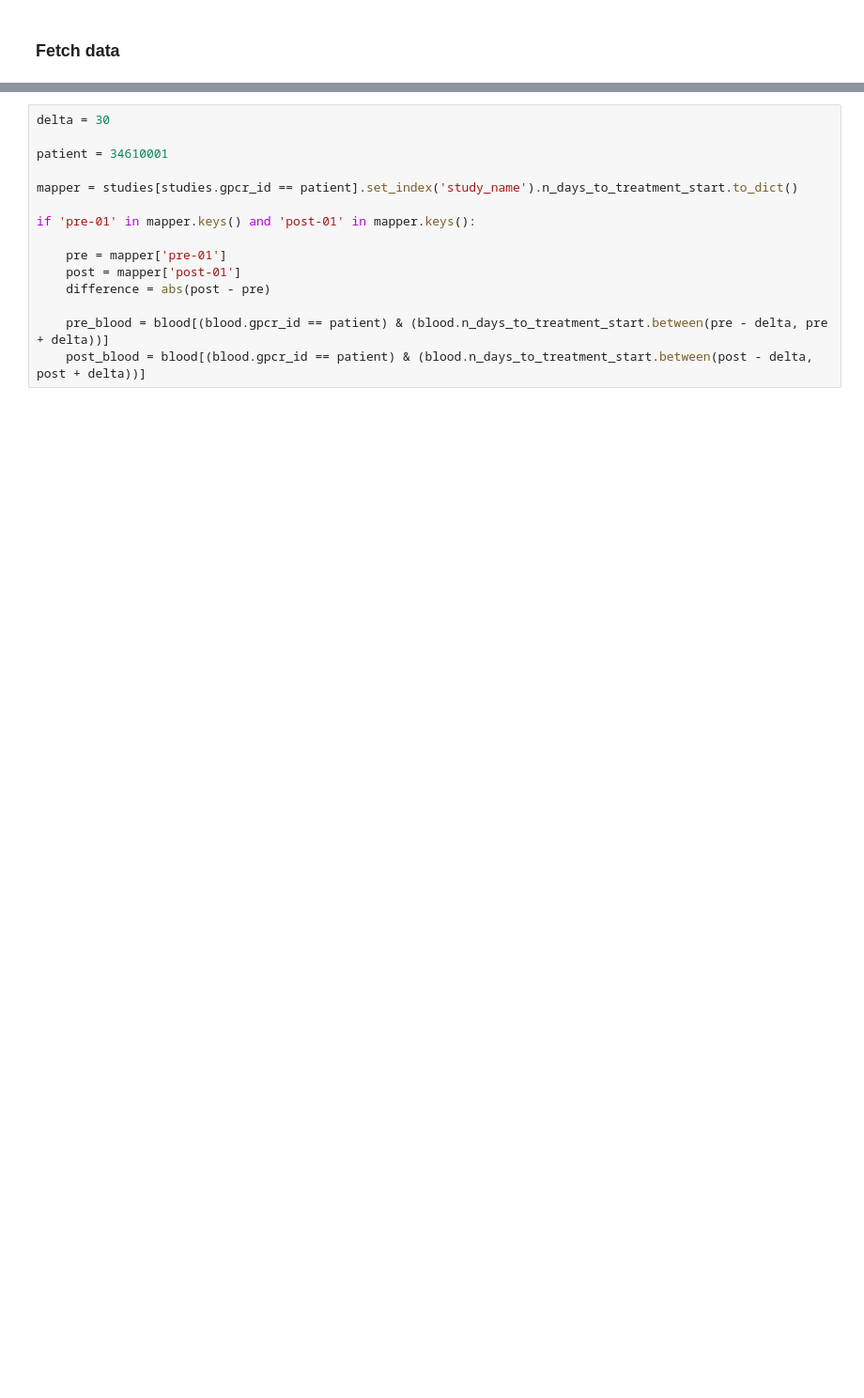
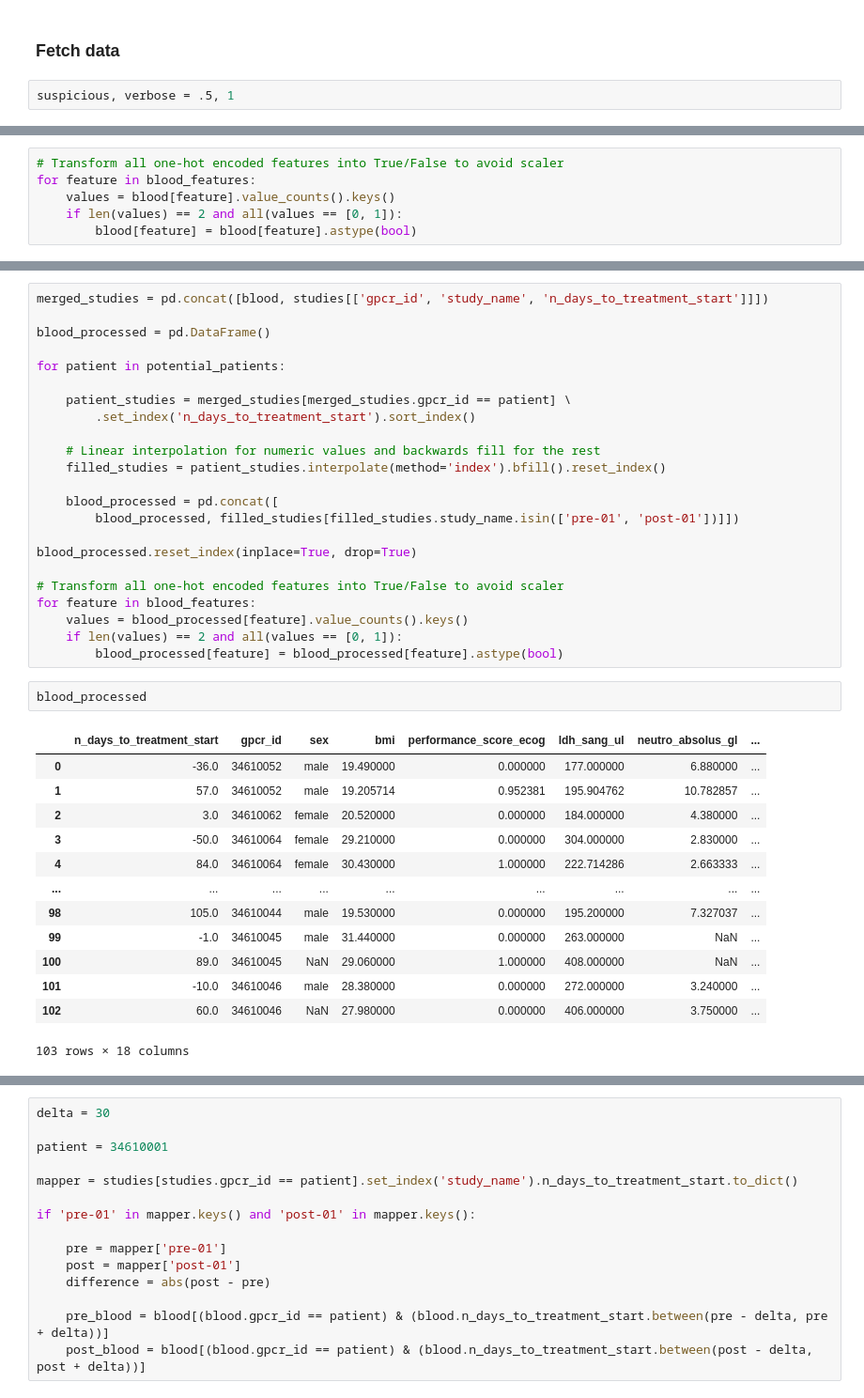
Before and after one commit to arnauddhaene/graphmel, a Jupyter notebook: notebooks/link-blood-to-scan.ipynb, the cells around one changed output, grey strips where cells are left out. Shown at 94% size. Saved outputs shown, nothing was run; the diff lists cells and outputs as text; blank space fills up the shorter version.

Commit message:
New: linear interpolation of blood results

```diff
--- a/notebooks/link-blood-to-scan.ipynb
+++ b/notebooks/link-blood-to-scan.ipynb
@@ -39,3 +40,5 @@ from src.utils import FILES, DATA_FOLDERS, extract_study_phase, load_dataset, fe
 CONNECTION_DIR = '/Users/adhaene/Downloads/'
 # %% [markdown]
 ### Fetch data
+# %%
+suspicious, verbose = .5, 1
@@ -41,0 +145,6 @@ CONNECTION_DIR = '/Users/adhaene/Downloads/'
+# %%
+# Transform all one-hot encoded features into True/False to avoid scaler
+for feature in blood_features:
+    values = blood[feature].value_counts().keys()
+    if len(values) == 2 and all(values == [0, 1]):
+        blood[feature] = blood[feature].astype(bool)
@@ -41,0 +161,39 @@ CONNECTION_DIR = '/Users/adhaene/Downloads/'
+# %%
+merged_studies = pd.concat([blood, studies[['gpcr_id', 'study_name', 'n_days_to_treatment_start']]])
+
+blood_processed = pd.DataFrame()
+
+for patient in potential_patients:
+
+    patient_studies = merged_studies[merged_studies.gpcr_id == patient] \
+        .set_index('n_days_to_treatment_start').sort_index()
+
+    # Linear interpolation for numeric values and backwards fill for the rest
+    filled_studies = patient_studies.interpolate(method='index').bfill().reset_index()
+
+    blood_processed = pd.concat([
+        blood_processed, filled_studies[filled_studies.study_name.isin(['pre-01', 'post-01'])]])
+
+blood_processed.reset_index(inplace=True, drop=True)
+
+# Transform all one-hot encoded features into True/False to avoid scaler
+for feature in blood_features:
+    values = blood_processed[feature].value_counts().keys()
+    if len(values) == 2 and all(values == [0, 1]):
+        blood_processed[feature] = blood_processed[feature].astype(bool)
+# %%
+blood_processed
+# %% [output]
+|  | n_days_to_treatment_start | gpcr_id | sex | bmi | performance_score_ecog | ldh_sang_ul | neutro_absolus_gl | ... |
+| 0 | -36.0 | 34610052 | male | 19.490000 | 0.000000 | 177.000000 | 6.880000 | ... |
+| 1 | 57.0 | 34610052 | male | 19.205714 | 0.952381 | 195.904762 | 10.782857 | ... |
+| 2 | 3.0 | 34610062 | female | 20.520000 | 0.000000 | 184.000000 | 4.380000 | ... |
+| 3 | -50.0 | 34610064 | female | 29.210000 | 0.000000 | 304.000000 | 2.830000 | ... |
+| 4 | 84.0 | 34610064 | female | 30.430000 | 1.000000 | 222.714286 | 2.663333 | ... |
+| ... | ... | ... | ... | ... | ... | ... | ... | ... |
+| 98 | 105.0 | 34610044 | male | 19.530000 | 0.000000 | 195.200000 | 7.327037 | ... |
+| 99 | -1.0 | 34610045 | male | 31.440000 | 0.000000 | 263.000000 | NaN | ... |
+| 100 | 89.0 | 34610045 | NaN | 29.060000 | 1.000000 | 408.000000 | NaN | ... |
+| 101 | -10.0 | 34610046 | male | 28.380000 | 0.000000 | 272.000000 | 3.240000 | ... |
+| 102 | 60.0 | 34610046 | NaN | 27.980000 | 0.000000 | 406.000000 | 3.750000 | ... |
+103 rows × 18 columns
```
Also changed, not shown: parts of 8 cells of this notebook, 1 other file.
